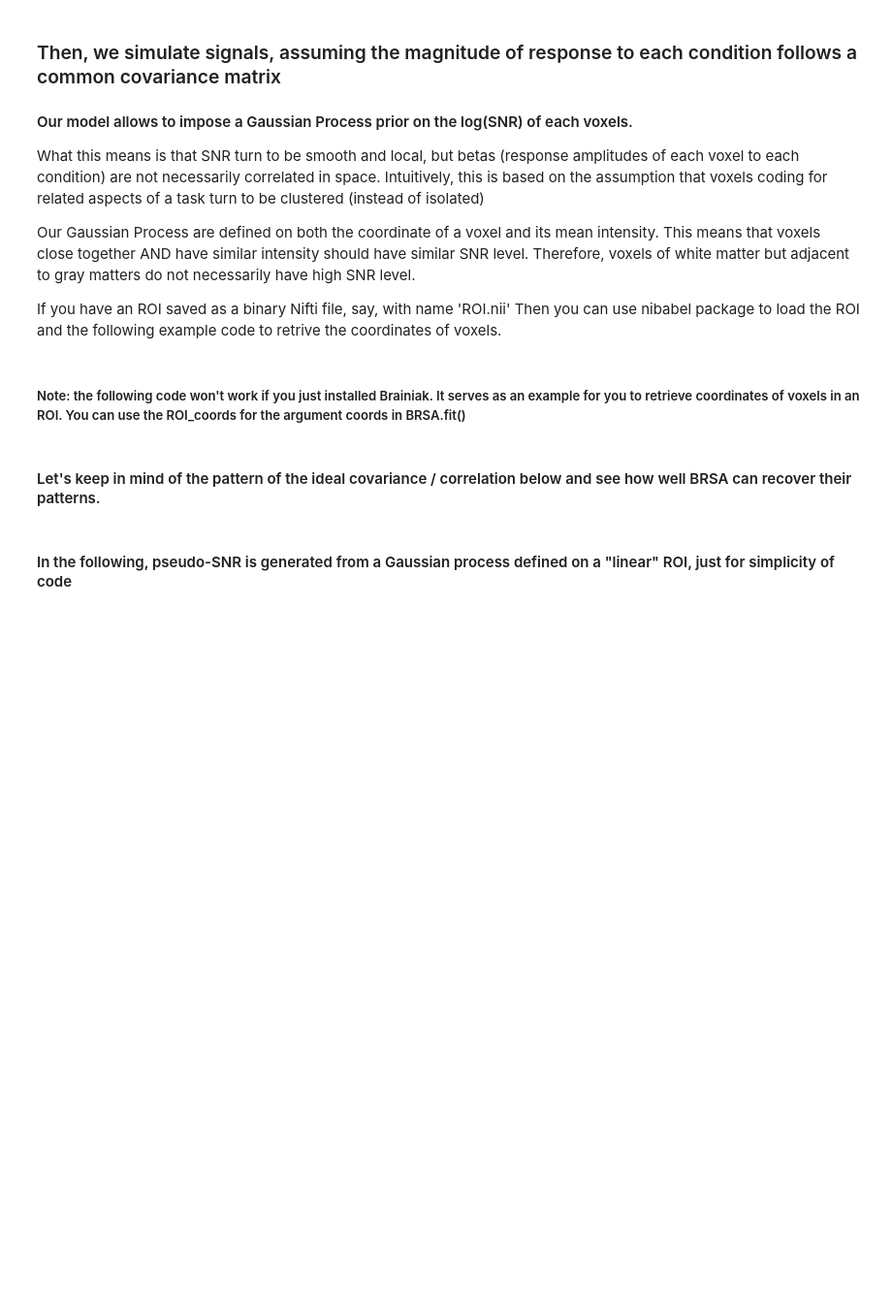
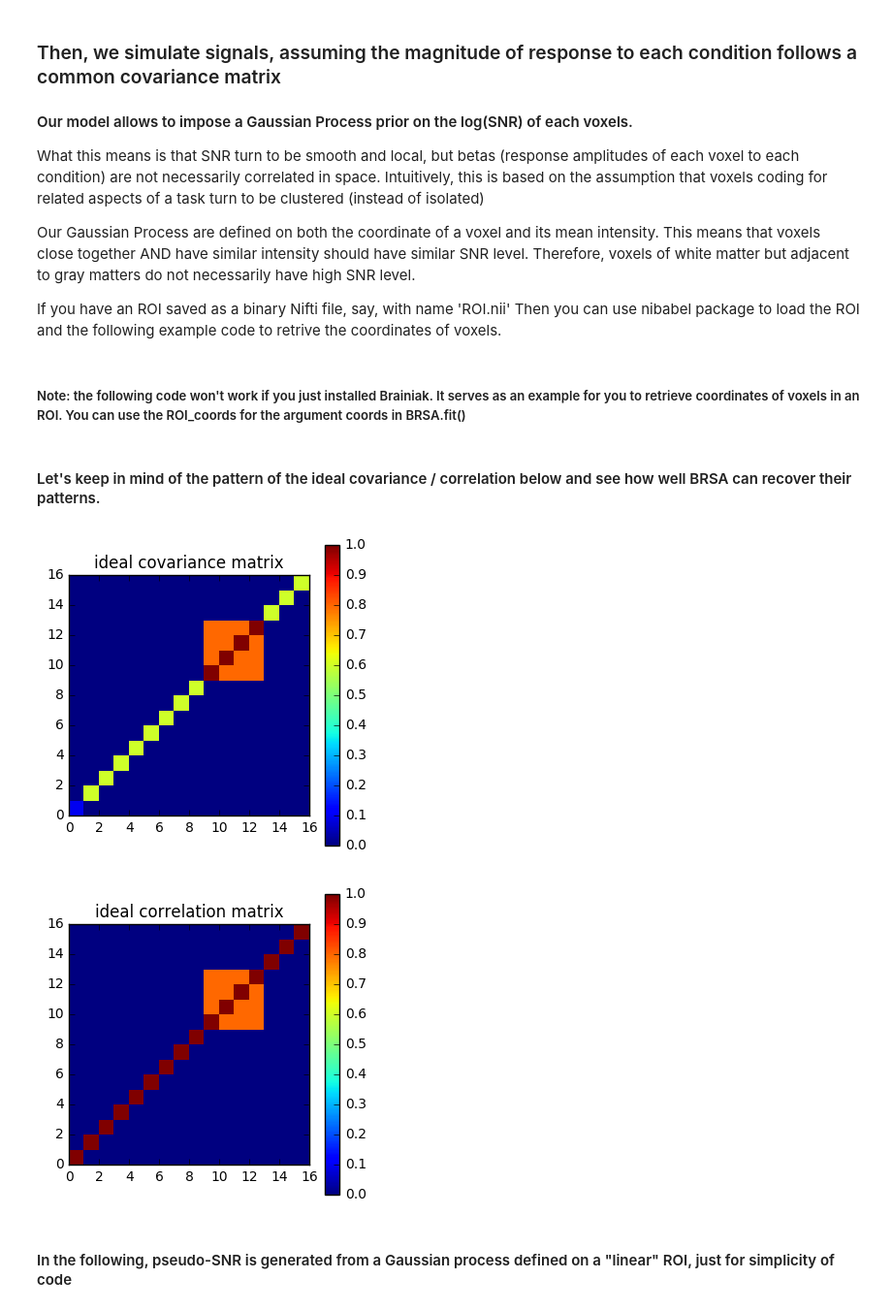
Before and after one commit to brainiak/brainiak, a Jupyter notebook: examples/reprsimil/brsa_representational_similarity_estimate_example.ipynb, the cells around one changed output. Shown at 97% size. Drawn from its saved outputs; the diff is of its cells as text; code cells hidden in the pictures; blank space fills up the shorter version.

```diff
--- a/examples/reprsimil/brsa_representational_similarity_estimate_example.ipynb
+++ b/examples/reprsimil/brsa_representational_similarity_estimate_example.ipynb
@@ -111,33 +115,36 @@ Then you can use nibabel package to load the ROI and the following example code
 # %%
 # ideal covariance matrix
 ideal_cov = np.zeros([n_C,n_C])
 ideal_cov = np.eye(n_C)*0.6
 ideal_cov[0,0] = 0.1
 ideal_cov[9:13,9:13] = 0.8
 for cond in range(9,13):
     ideal_cov[cond,cond] = 1
 
 fig = plt.figure(num=None, figsize=(4, 4), dpi=100)
 plt.pcolor(ideal_cov)
 plt.colorbar()
-plt.xlim([0,17])
-plt.ylim([0,17])
+plt.xlim([0,16])
+plt.ylim([0,16])
 ax = plt.gca()
 ax.set_aspect(1)
 plt.title('ideal covariance matrix')
 plt.show()
 
 std_diag = np.diag(ideal_cov)**0.5
 ideal_corr = ideal_cov / std_diag / std_diag[:,None]
 fig = plt.figure(num=None, figsize=(4, 4), dpi=100)
 plt.pcolor(ideal_corr)
 plt.colorbar()
-plt.xlim([0,17])
-plt.ylim([0,17])
+plt.xlim([0,16])
+plt.ylim([0,16])
 ax = plt.gca()
 ax.set_aspect(1)
 plt.title('ideal correlation matrix')
 plt.show()
+# %% [output]
+[figure, added]
+[figure, added]
 # %% [markdown]
 #### In the following, pseudo-SNR is generated from a Gaussian process defined on a "linear" ROI, just for simplicity of code
 # %%
```
Also changed, not shown: parts of 9 cells of this notebook, 2 other files.
